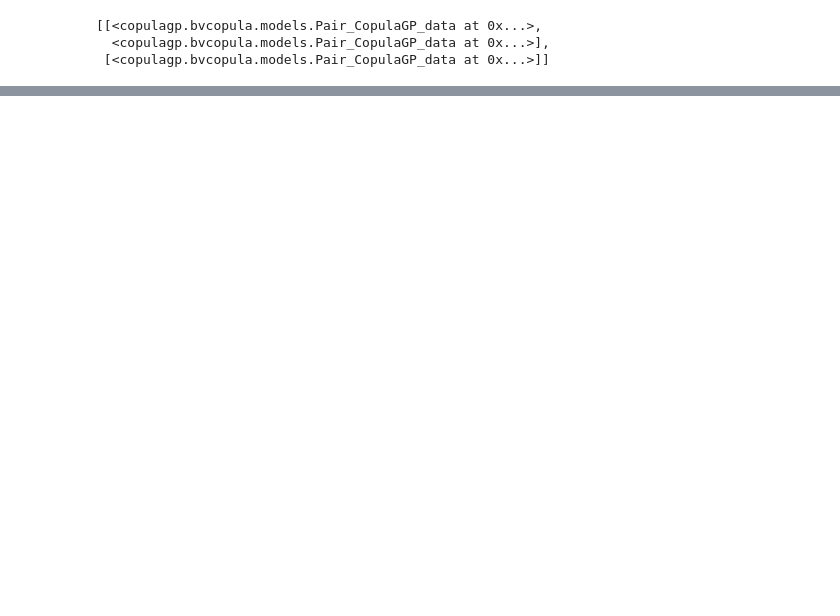
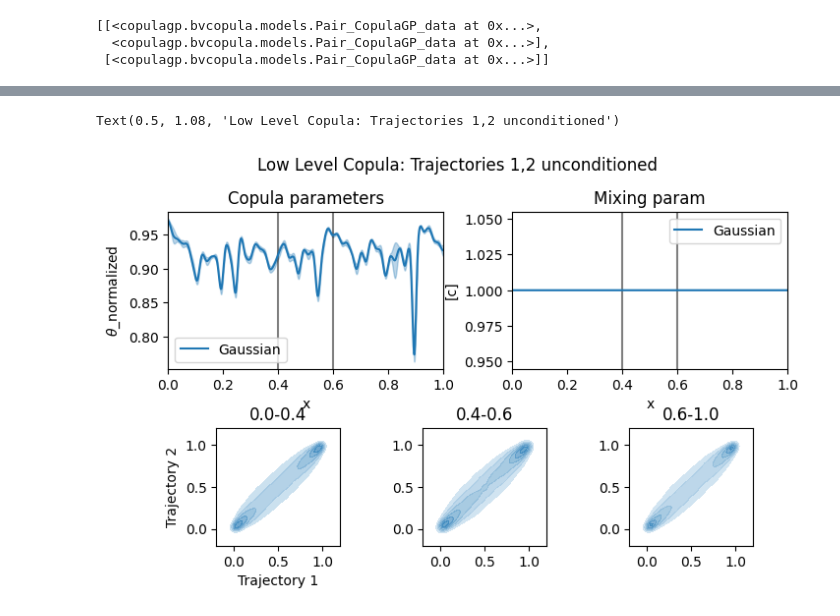
Before and after one commit to mwalden00/HonProj, a Jupyter notebook: notebooks/1.2-copulas-and-gpfa-sim-lorenz.ipynb, the cells around one changed output, grey strips where cells are left out. Cells and saved outputs as stored; diff of their text form; code cells hidden in the pictures; blank space fills up the shorter version.

```diff
--- a/notebooks/1.2-copulas-and-gpfa-sim-lorenz.ipynb
+++ b/notebooks/1.2-copulas-and-gpfa-sim-lorenz.ipynb
@@ -439,2 +456,23 @@ data
  'X': array([0.00000000e+00, 6.66666667e-04, 1.33333333e-03, ...,
         9.98000000e-01, 9.98666667e-01, 9.99333333e-01])}
+# %%
+from copulagp.utils import Plot_Fit
+import torch
+
+try:
+    Plot_Fit(
+        results_dict['models'][0][0].model_init(torch.device('cpu')),
+        data['X'],
+        data['Y'],
+        'Trajectory 1',
+        'Trajectory 2',
+        torch.device('cpu')
+    )
+except TypeError:
+    pass
+except IndexError:
+    pass
+plt.suptitle('Low Level Copula: Trajectories 1,2 unconditioned',y=1.08)
+# %% [output]
+Text(0.5, 1.08, 'Low Level Copula: Trajectories 1,2 unconditioned')
+[figure, added]
```
Also changed, not shown: parts of 19 cells of this notebook, 2 other files.
